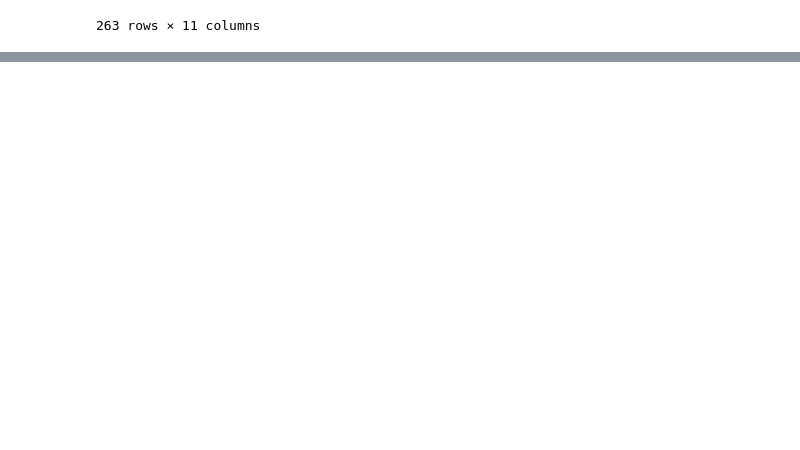
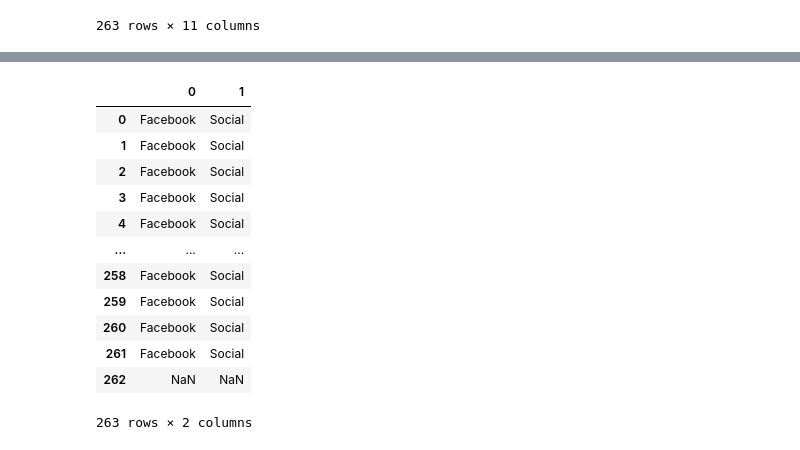
Before and after one commit to JoannaKang/kakao-commerce-data-analysis, a Jupyter notebook: Landing Page Analysis.ipynb, the cells around one changed output, grey strips where cells are left out. Saved outputs shown, nothing was run; the diff lists cells and outputs as text; code cells hidden in the pictures; blank space fills up the shorter version.

```diff
--- a/Landing Page Analysis.ipynb
+++ b/Landing Page Analysis.ipynb
@@ -22,0 +29,6 @@ landingpage
+# %%
+landingpage = landingpage.merge(split_landingpage, left_index=True, right_index=True, how='left')
+# %%
+landingpage = landingpage.rename({0:'Depth1', 1:'Depth1', 2: 'Depth3', 3: 'Depth4', 4: 'Depth5'}, axis='columns')
+
+#landingpage.columns.values[11:16] = 'depth1', 'depth2', 'depth3', 'depth4'
@@ -22,0 +82,19 @@ landingpage
+# %%
+split = landingpage['Source/Medium'].str.split('/')
+# %%
+split = split.apply(lambda x: pd.Series(x))
+split
+# %% [output]
+|  | 0 | 1 |
+| 0 | Facebook | Social |
+| 1 | Facebook | Social |
+| 2 | Facebook | Social |
+| 3 | Facebook | Social |
+| 4 | Facebook | Social |
+| ... | ... | ... |
+| 258 | Facebook | Social |
+| 259 | Facebook | Social |
+| 260 | Facebook | Social |
+| 261 | Facebook | Social |
+| 262 | NaN | NaN |
+263 rows × 2 columns
```
Also changed, not shown: parts of 14 cells of this notebook.
